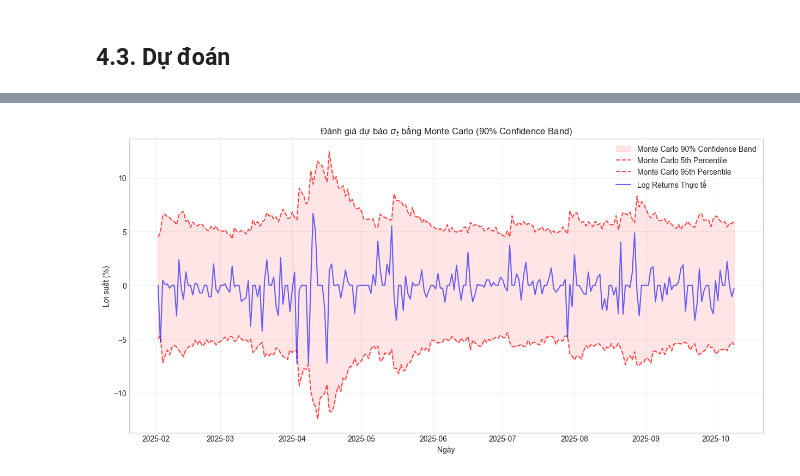
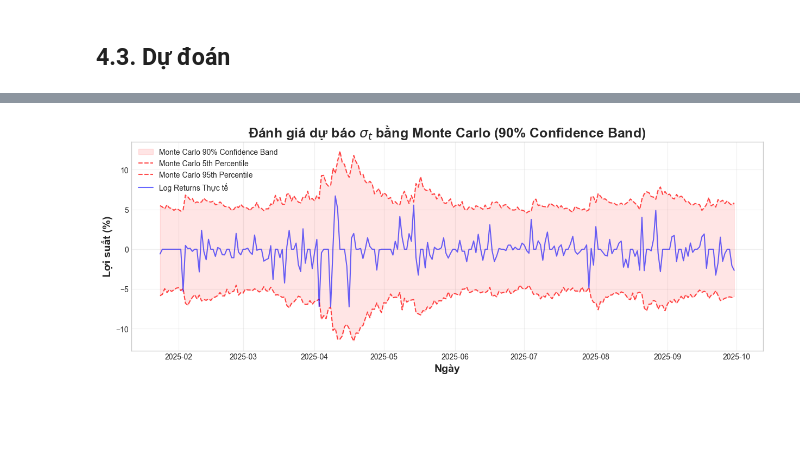
Before and after one commit to nguyenlog205/ds111-uit-stock-price-analysis, a Jupyter notebook: notebook/modeling/FPT_stock_price_analysis.ipynb, the cells around one changed output, grey strips where cells are left out. Saved outputs shown, nothing was run; the diff lists cells and outputs as text; code cells hidden in the pictures; blank space fills up the shorter version.

```diff
--- a/notebook/modeling/FPT_stock_price_analysis.ipynb
+++ b/notebook/modeling/FPT_stock_price_analysis.ipynb
@@ -69,6 +70,7 @@ fpt_historical_stock_price.drop(
     columns = _columns_to_drop,
     inplace=True
 )
+fpt_historical_stock_price = fpt_historical_stock_price[fpt_historical_stock_price.index <= '2025-09-30']
 print(fpt_historical_stock_price.head())
 # %% [output]
             close     volume
@@ -755,28 +806,28 @@ percentiles_df = monte_carlo_volatility_simulation(
     alpha=0.90
 )
 # %%
-plt.figure(figsize=(15, 7))
+plt.figure(figsize=(15, 5))
 plt.fill_between(
     percentiles_df.index,
     percentiles_df['5th Percentile'],
     percentiles_df['95th Percentile'],
     color='red',
     alpha=0.1,
     label='Monte Carlo 90% Confidence Band'
 )
 plt.plot(percentiles_df['5th Percentile'],
          color='red', linestyle='--', alpha=0.7,
          label='Monte Carlo 5th Percentile')
 plt.plot(percentiles_df['95th Percentile'],
          color='red', linestyle='--', alpha=0.7,
          label='Monte Carlo 95th Percentile')
 
 plt.plot(test_log_returns * 100, label='Log Returns Thực tế', color='blue', alpha=0.6)
-plt.title(f'Đánh giá dự báo $\sigma_t$ bằng Monte Carlo (90% Confidence Band)')
-plt.xlabel('Ngày')
-plt.ylabel('Lợi suất (%)')
+plt.title(f'Đánh giá dự báo $\sigma_t$ bằng Monte Carlo (90% Confidence Band)', fontsize=18, fontweight='bold')
+plt.xlabel('Ngày', fontsize=14, fontweight='bold')
+plt.ylabel('Lợi suất (%)', fontsize=14, fontweight='bold')
 plt.legend()
 plt.grid(True, alpha=0.3)
 plt.show()
 # %% [output]
-[figure, old version]
+[figure, new version]
```
Also changed, not shown: parts of 20 cells of this notebook, 1 other file.
